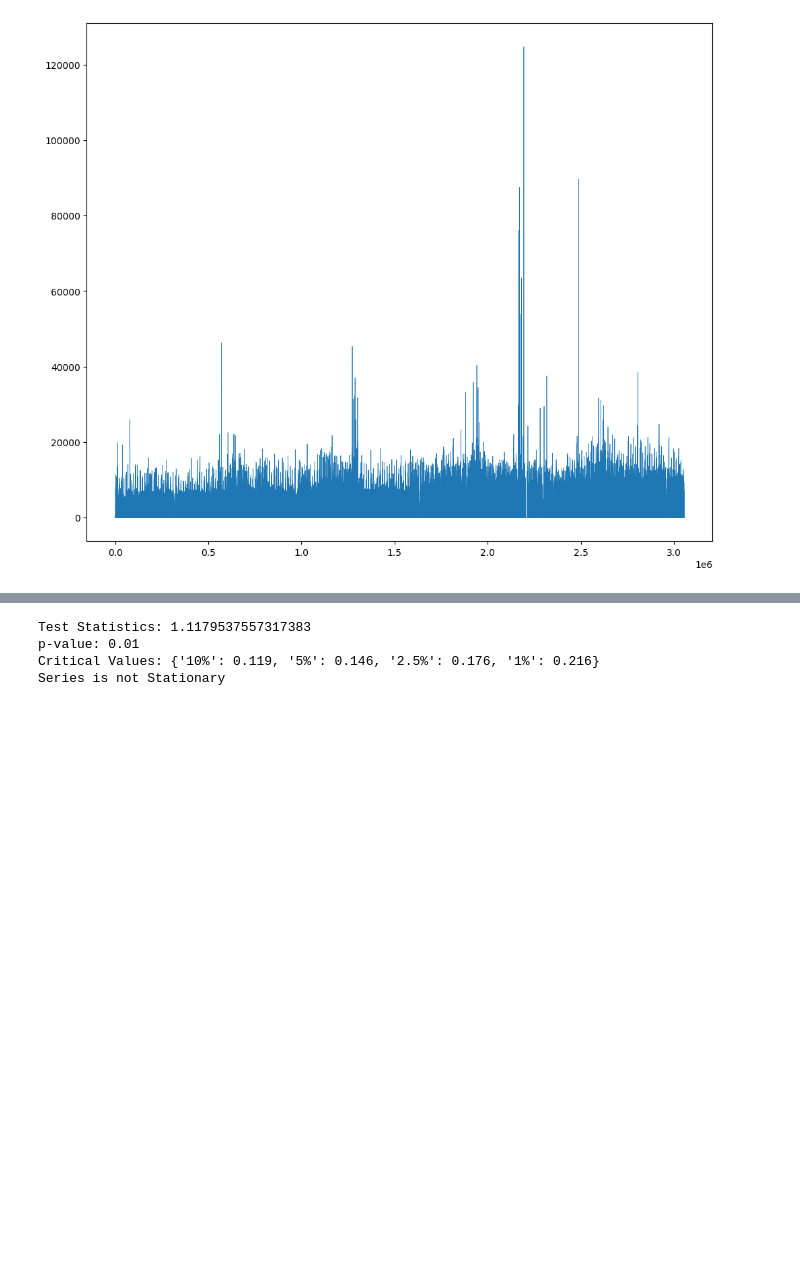
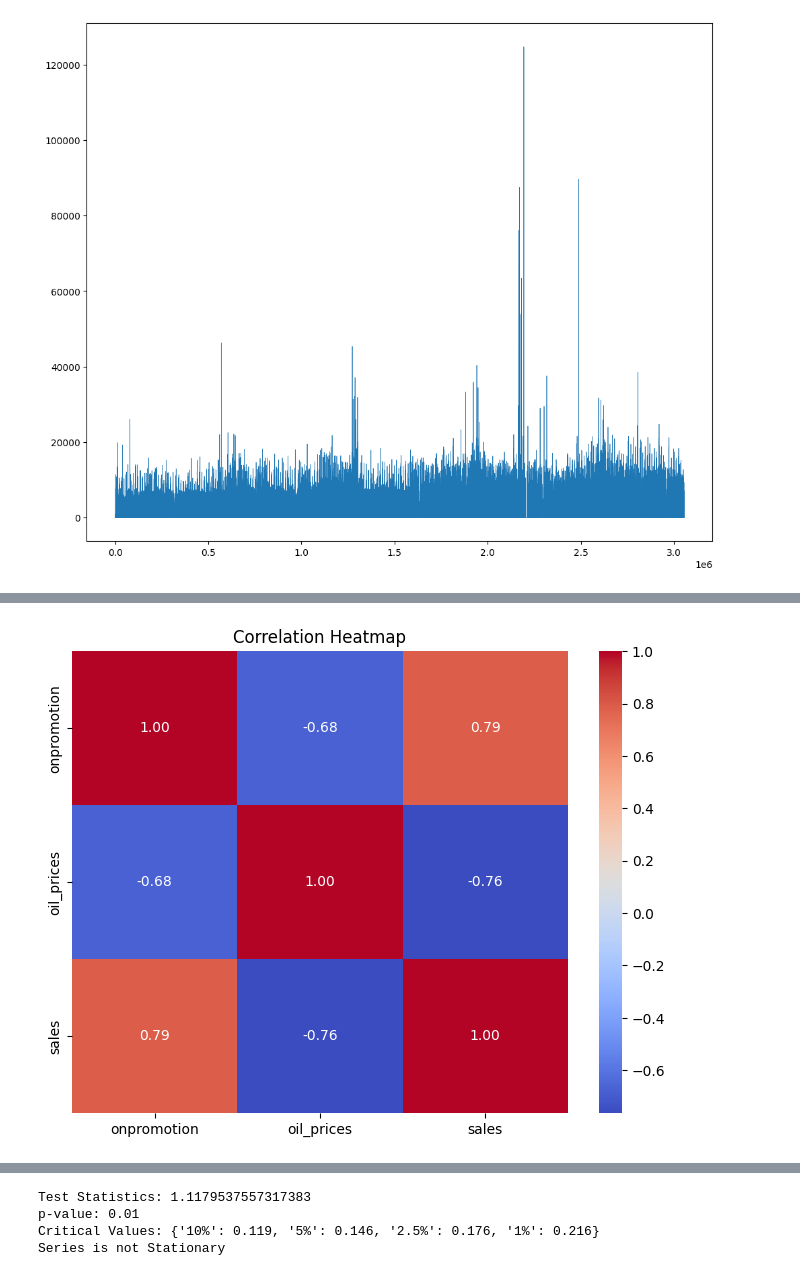
Before and after one commit to sethsot/Regression_Project, a Jupyter notebook: draft.ipynb, the cells around one changed output, grey strips where cells are left out. Cells and saved outputs as stored; diff of their text form; code cells hidden in the pictures; blank space fills up the shorter version.

```diff
--- a/draft.ipynb
+++ b/draft.ipynb
@@ -1104,3 +1125,8 @@ clean_train['sales'].plot(linewidth=0.5)
 # %% [output]
 <Axes: >
 [figure]
+# %%
+# set date as indext
+
+clean_train=clean_train.set_index('date')
+clean_test=clean_test.set_index('date')
@@ -1106,0 +1135,5 @@ clean_train['sales'].plot(linewidth=0.5)
+# %%
+# drop id column for both train and test
+
+clean_train = clean_train.drop(columns='id')
+clean_test = clean_test.drop(columns='id')
@@ -1106,0 +1181,6 @@ clean_train['sales'].plot(linewidth=0.5)
+# %%
+# specify the data columns to include
+clean_train_columns=['onpromotion','oil_prices','sales']
+# Resample to weekly frequency, aggregating with mean
+clean_train_weekly_mean=clean_train[clean_train_columns].resample('W').mean()
+clean_train_weekly_mean.head()
@@ -1106,0 +1195,13 @@ clean_train['sales'].plot(linewidth=0.5)
+# %%
+# Calculate the correlation matrix for the aggregated weekly average of oil_prices and sales
+correlation_matrix = clean_train_weekly_mean.corr()
+
+# Create a correlation heatmap using Seaborn
+plt.figure(figsize=(8, 6))
+sns.heatmap(correlation_matrix, annot=True, cmap='coolwarm', fmt=".2f")
+
+# Add labels and title
+plt.title('Correlation Heatmap')
+plt.show()
+# %% [output]
+[figure, added]
```
Also changed, not shown: parts of 39 cells of this notebook.
